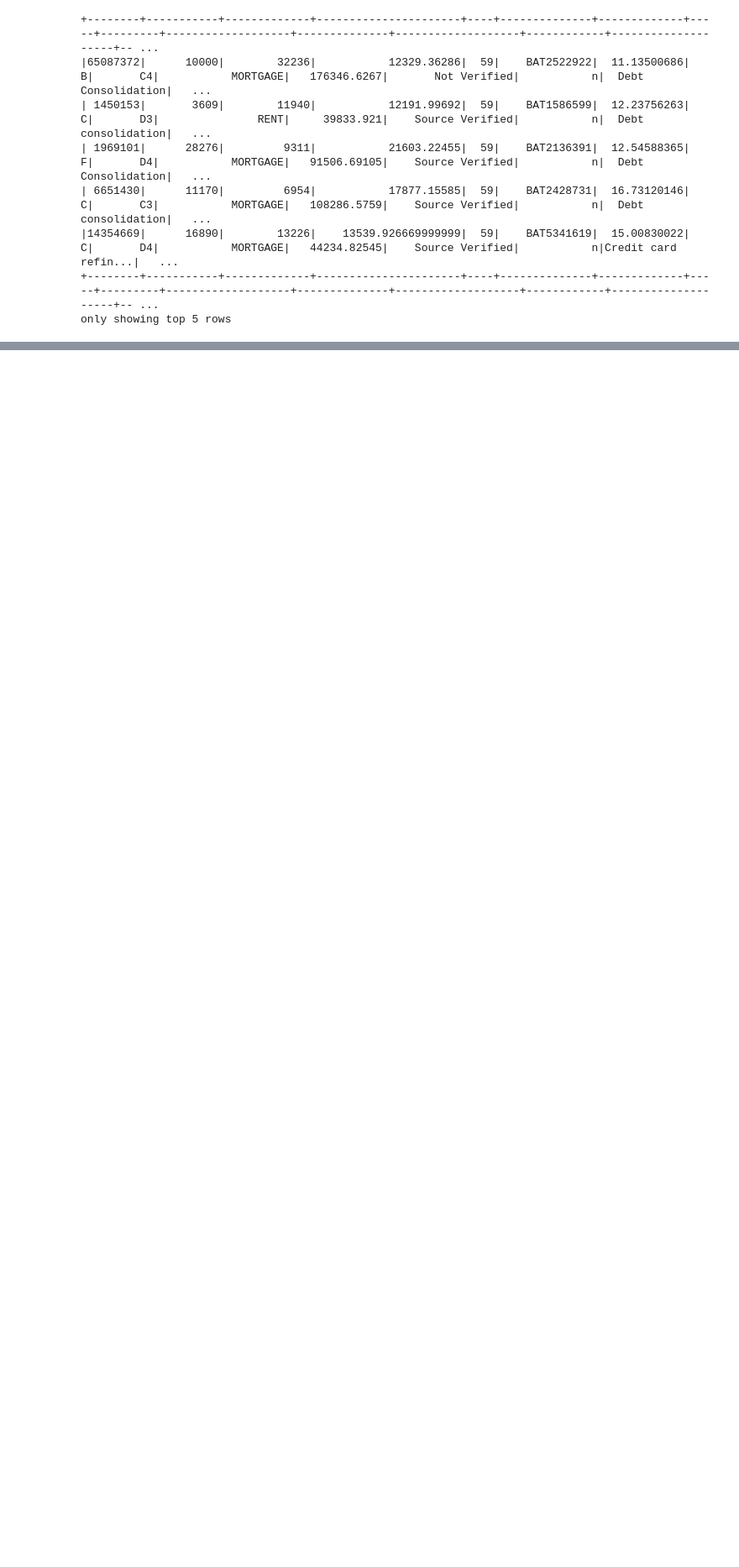
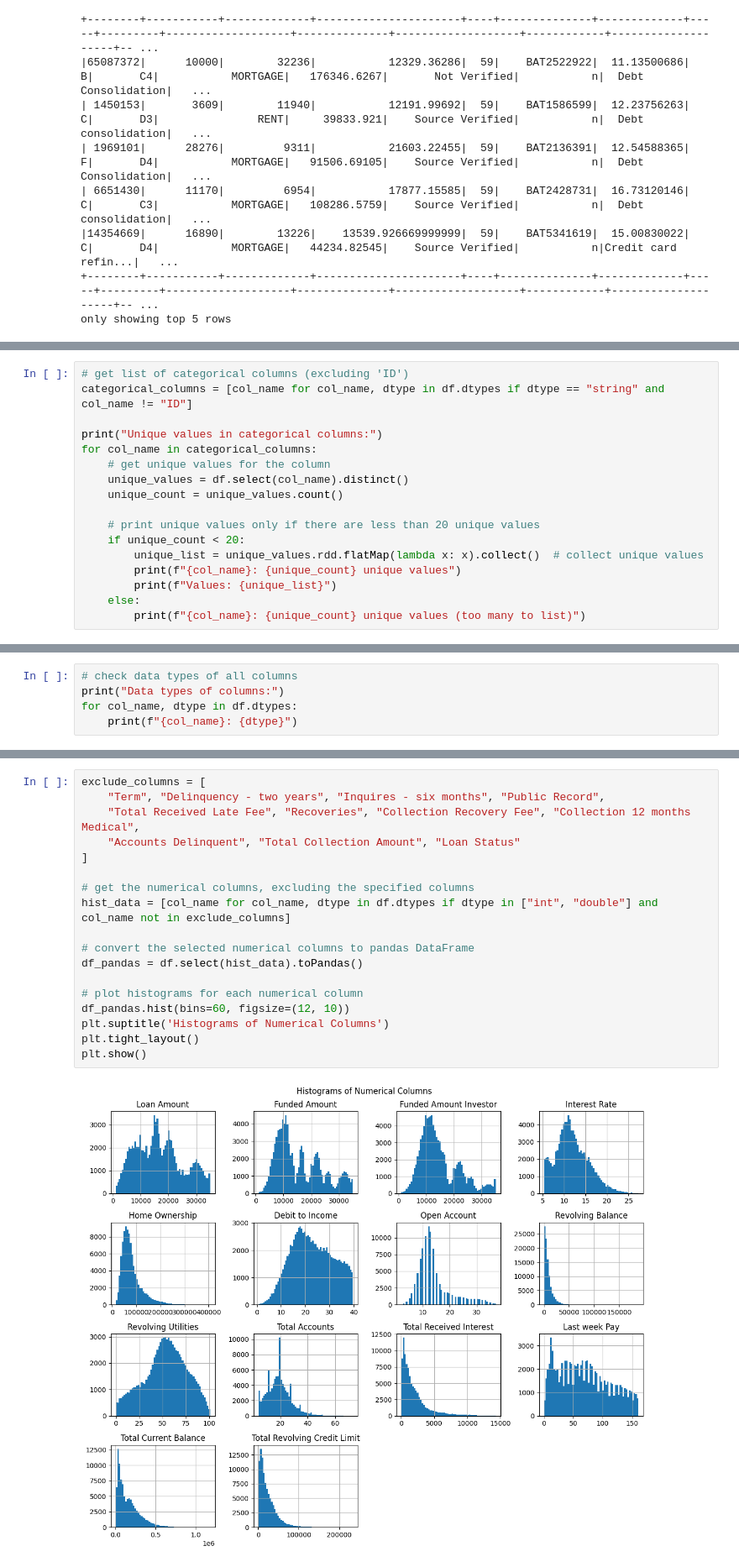
Before and after one commit to heghiw/credit-score, a Jupyter notebook: Untitled2.ipynb, the cells around one changed output, grey strips where cells are left out. Shown: that part at 84% size. Drawn from its saved outputs; the diff is of its cells as text; blank space fills up the shorter version.

```diff
--- a/Untitled2.ipynb
+++ b/Untitled2.ipynb
@@ -198,0 +141,17 @@ only showing top 5 rows
+# %%
+# get list of categorical columns (excluding 'ID')
+categorical_columns = [col_name for col_name, dtype in df.dtypes if dtype == "string" and col_name != "ID"]
+
+print("Unique values in categorical columns:")
+for col_name in categorical_columns:
+    # get unique values for the column
+    unique_values = df.select(col_name).distinct()
+    unique_count = unique_values.count()
+
+    # print unique values only if there are less than 20 unique values
+    if unique_count < 20:
+        unique_list = unique_values.rdd.flatMap(lambda x: x).collect()  # collect unique values
+        print(f"{col_name}: {unique_count} unique values")
+        print(f"Values: {unique_list}")
+    else:
+        print(f"{col_name}: {unique_count} unique values (too many to list)")
@@ -198,0 +205,5 @@ only showing top 5 rows
+# %%
+# check data types of all columns
+print("Data types of columns:")
+for col_name, dtype in df.dtypes:
+    print(f"{col_name}: {dtype}")
@@ -198,0 +230,20 @@ only showing top 5 rows
+# %%
+exclude_columns = [
+    "Term", "Delinquency - two years", "Inquires - six months", "Public Record",
+    "Total Received Late Fee", "Recoveries", "Collection Recovery Fee", "Collection 12 months Medical",
+    "Accounts Delinquent", "Total Collection Amount", "Loan Status"
+]
+
+# get the numerical columns, excluding the specified columns
+hist_data = [col_name for col_name, dtype in df.dtypes if dtype in ["int", "double"] and col_name not in exclude_columns]
+
+# convert the selected numerical columns to pandas DataFrame
+df_pandas = df.select(hist_data).toPandas()
+
+# plot histograms for each numerical column
+df_pandas.hist(bins=60, figsize=(12, 10))
+plt.suptitle('Histograms of Numerical Columns')
+plt.tight_layout()
+plt.show()
+# %% [output]
+[figure, added]
```
Also changed, not shown: parts of 13 cells of this notebook.
